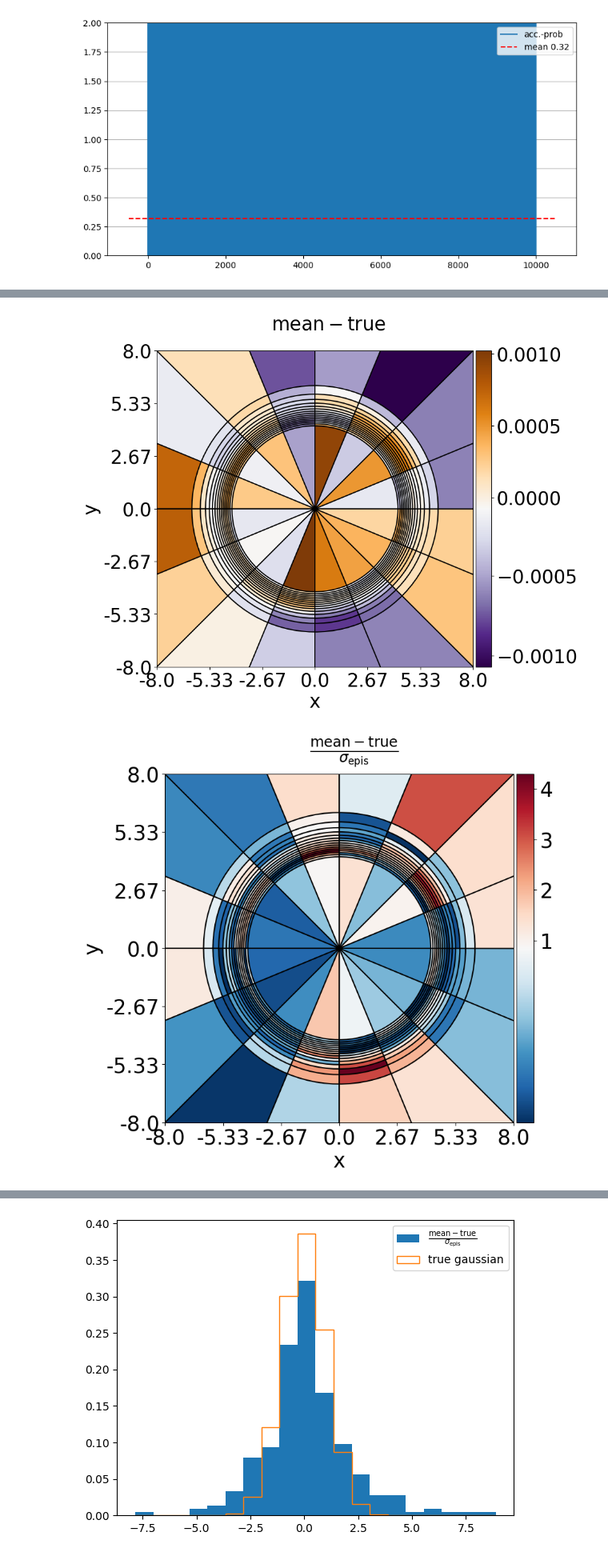
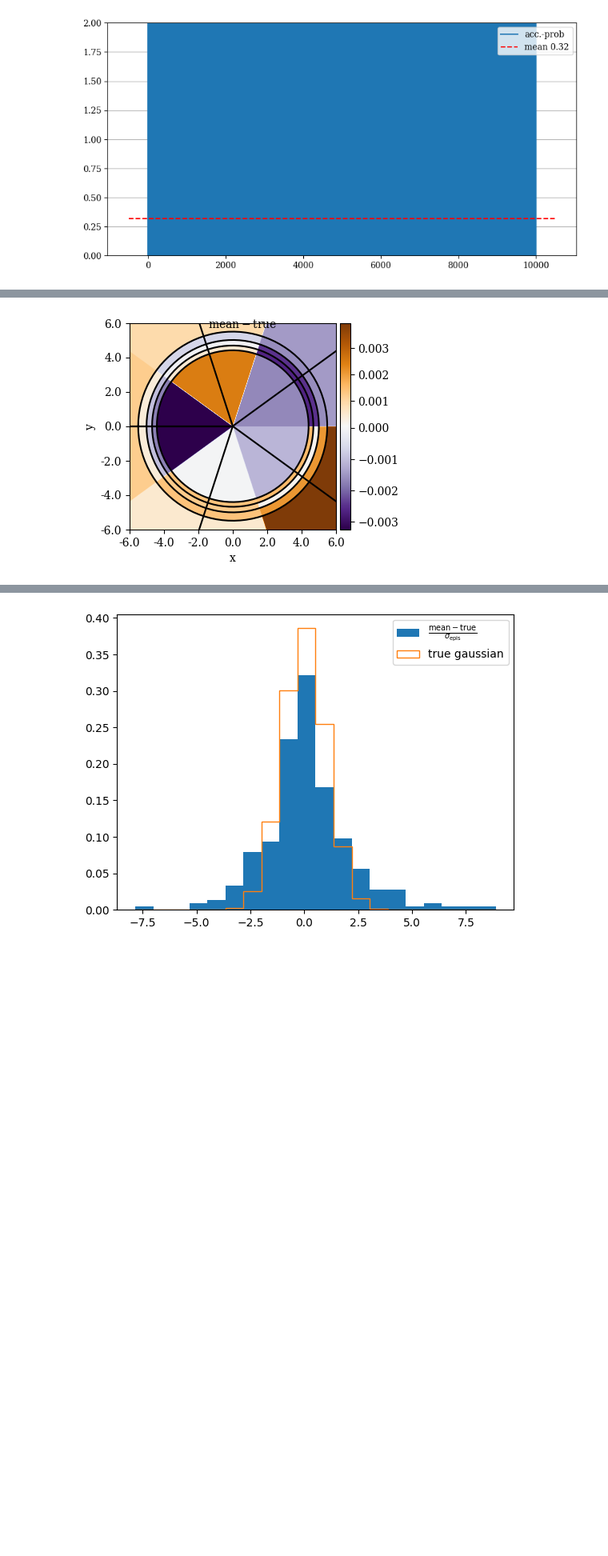
Before and after one commit to sbieringer/Bayesiamplify, a Jupyter notebook: cond_flow_matching_cond.ipynb, the cells around one changed output, grey strips where cells are left out. Shown at 80% size. Cells and saved outputs as stored; diff of their text form; code cells hidden in the pictures; blank space fills up the shorter version.

```diff
--- a/cond_flow_matching_cond.ipynb
+++ b/cond_flow_matching_cond.ipynb
@@ -294,6 +415,18 @@ else:
     with open(save_dir + f'w1_hist_{ep}.npy', 'rb') as f:
         w1_hist =  np.load(f)
 
+    if approximate_gaussian_inference:
+        if c_factor == 1.0:
+            ep = 250000
+        elif c_factor == 5.0:
+            ep =200000
+        elif c_factor == 10.0:
+            ep = 180000
+        elif c_factor == 50.:
+            ep = 75000
+        elif c_factor == 100.:
+            ep = 40000
+
     model.load_state_dict(torch.load(save_dir + f"model_{ep}.pth"))
     print('loaded model from ' + save_dir + f"model_{ep}.pth")
 
@@ -546,7 +679,7 @@ r_test = 4.
 donut_args['r_mean'] = r_test
 sampler = multidim_sampler(data_dim, "donut_gamma", save_path = data_path, **donut_args)
 
-n_quantile = 16
+n_quantile = 5
 data_true = cart_to_nsphere(sampler.sample_data(10_000_000)[0])
 quant_list = quantiles(data_true, n_quantile, verbose = False)
 quant_list = (np.concatenate((np.asarray([-100]), np.asarray(quant_list[0]), np.asarray([100])), 0),
@@ -641,8 +772,8 @@ quantile_mean_img_data_OG = np.zeros((number_pixels, number_pixels))
 quantile_std_data = (quantvals.mean(0)-quantvals_true)/quantvals.std(0)
 quantile_std_img_data_OG = np.zeros((number_pixels, number_pixels))
 
-E_min = -2*r_test
-E_max = 2*r_test
+E_min = -6 #2*r_test
+E_max = 6 #2*r_test
 
 for x in range(0, number_pixels):
     for y in range(0, number_pixels):
@@ -664,7 +795,7 @@ import matplotlib.colors as clr
 quantile_GAN_img_data = np.copy(quantile_mean_img_data_OG)
 quantile_sample_img_data = np.copy(quantile_std_img_data_OG)
 
-font_s = 25
+font_s = None #25
 
 def truncate_colormap(cmap, minval=0.0, maxval=1.0, n=100):
     new_cmap = clr.LinearSegmentedColormap.from_list(
@@ -682,7 +813,7 @@ col_map = clr.LinearSegmentedColormap.from_list('col_map', plt.cm.PuOr(np.linspa
 # dynamic range:
 divnorm = clr.TwoSlopeNorm(vmin=quantile_GAN_img_data.min(), vcenter=quantile_GAN_img_data.mean(), vmax=quantile_GAN_img_data.max())
 
-figSide = plt.figure(figsize=(8,8))
+figSide = plt.figure(figsize=(3.7,3))
 axS1 = figSide.add_subplot(1,1,1)
 pStra = axS1.imshow(quantile_GAN_img_data, norm=divnorm, cmap=col_map)
 
@@ -736,53 +867,56 @@ plt.savefig(img_outfile)
 ##############################################################################################################################################################################################
 
 divnorm = clr.TwoSlopeNorm(vmin=quantile_sample_img_data.min(), vcenter=quantile_sample_img_data.mean(), vmax=quantile_sample_img_data.max())
 col_map = clr.LinearSegmentedColormap.from_list('col_map',  plt.cm.RdBu(np.linspace(1, 0, 256)))
 
-figSide = plt.figure(figsize=(8,8))
-axS1 = figSide.add_subplot(1,1,1)
+#figSide = plt.figure(figsize=(3.5,3))
+axS1 = ax_quantiles[2] #figSide.add_subplot(1,1,1)
 pStra = axS1.imshow(quantile_sample_img_data, norm=divnorm, cmap=col_map)
 
-axS1.set_xticks(np.arange(0, number_pixels+1, number_pixels/6))
-axS1.set_xticklabels(np.around(np.linspace(E_min, E_max, 7),2))
-axS1.set_yticks(np.arange(0, number_pixels+1, number_pixels/6))
-axS1.set_yticklabels(np.around(np.linspace(E_min, E_max, 7),2))
+axS1.set_xticks(np.arange(0, number_pixels+1, number_pixels/4))
+axS1.set_xticklabels(np.around(np.linspace(E_min, E_max, 5),2))
+axS1.set_yticks(np.arange(0, number_pixels+1, number_pixels/4))
+axS1.set_yticklabels(np.around(np.linspace(E_min, E_max, 5),2))
 axS1.tick_params(labelsize=font_s)
 
 divider = make_axes_locatable(axS1)
 cax = divider.append_axes("right", size="5%", pad=0.05)
-cbar = plt.colorbar(pStra, cax=cax)
+cbar = plt.colorbar(pStra, cax=cax, ticks = [0.1,0.5,1,1.5,2.0])
 cax.tick_params(labelsize=font_s)
 
 for r in quant_list[0]:
     a = np.linspace(0, 2*np.pi, 100)
-    x = -r*np.cos(a)*number_pixels/(E_max-E_min) + number_pixels/2
+    x = r*np.cos(a)*number_pixels/(E_max-E_min) + number_pixels/2
     y = r*np.sin(a)*number_pixels/(E_max-E_min) + number_pixels/2
-    axS1.plot(x,y, color='k')
+    axS1.plot(x,y, color='k', linewidth = 1.)
 
 for p in quant_list[1]:
     r = np.linspace(0, 20, 20)
-    x = -r*np.cos(p)*number_pixels/(E_max-E_min) + number_pixels/2
+    x = r*np.cos(p)*number_pixels/(E_max-E_min) + number_pixels/2
     y = r*np.sin(p)*number_pixels/(E_max-E_min) + number_pixels/2
-    axS1.plot(x,y, color='k')
+    axS1.plot(x,y, color='k', linewidth = 1.)
 
-x = r*np.cos(np.pi)*number_pixels/(E_max-E_min) + number_pixels/2
-y = r*np.sin(np.pi)*number_pixels/(E_max-E_min) + number_pixels/2
-axS1.plot(x,y, color='k', label='quantiles')
+# x = -r*np.cos(np.pi)*number_pixels/(E_max-E_min) + number_pixels/2
+# y = r*np.sin(np.pi)*number_pixels/(E_max-E_min) + number_pixels/2
+# axS1.plot(x,y, color='k', label='quantiles', linewidth = 1.)
 
 axS1.set_xlim([0, number_pixels])
 axS1.set_ylim([0, number_pixels])
 
 #axS1.legend()
 axS1.set_xlabel('x', fontsize=font_s)
 axS1.set_ylabel('y', fontsize=font_s)
-figSide.suptitle(r'$\frac{\mathrm{mean}-\mathrm{true}}{\sigma_\mathrm{epis}}$' , fontsize=font_s)
-plt.subplots_adjust(left=0.1, right=0.88, top=0.96, bottom=0.10)
+axS1.set_title(r'$\frac{\mathrm{mean}-\mathrm{true}}{\sigma_\mathrm{epis}}$' , fontsize=font_s)
+#plt.subplots_adjust(left=0.1, right=0.88, top=0.96, bottom=0.10)
+fig_quantiles.tight_layout()
 
-img_outfile = m_list_dir + f"image_ep{ep}_sigma_radial.pdf"
-plt.savefig(img_outfile)
+#img_outfile = f"./figs/01_3_image_ep{ep}_sigma_radial.pdf"
+#plt.savefig(img_outfile)
+
+img_outfile = f"./figs/01_data_and_quantiles.pdf"
+fig_quantiles.savefig(img_outfile)
 # %% [output]
-[figure, old version]
+[figure, new version]
-[figure, removed]
 # %%
 bins_data = quant_list
 
```
Also changed, not shown: parts of 11 cells of this notebook, 6 other files.
